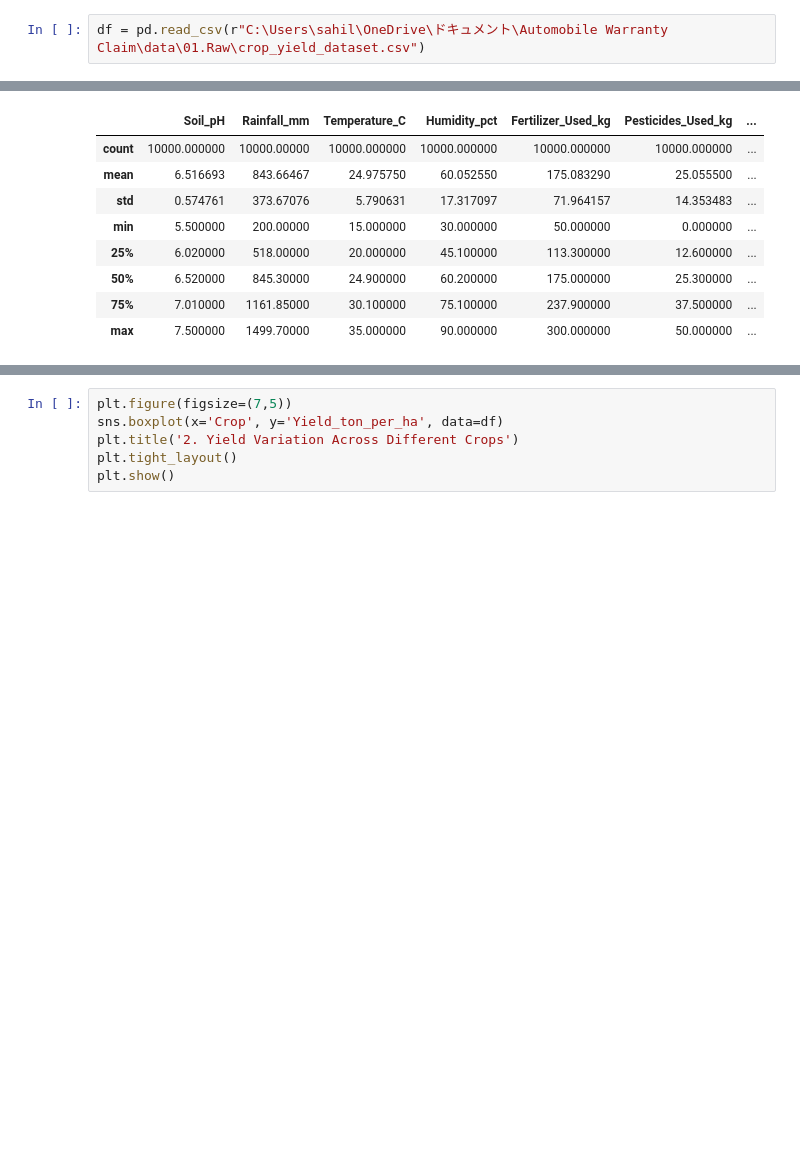
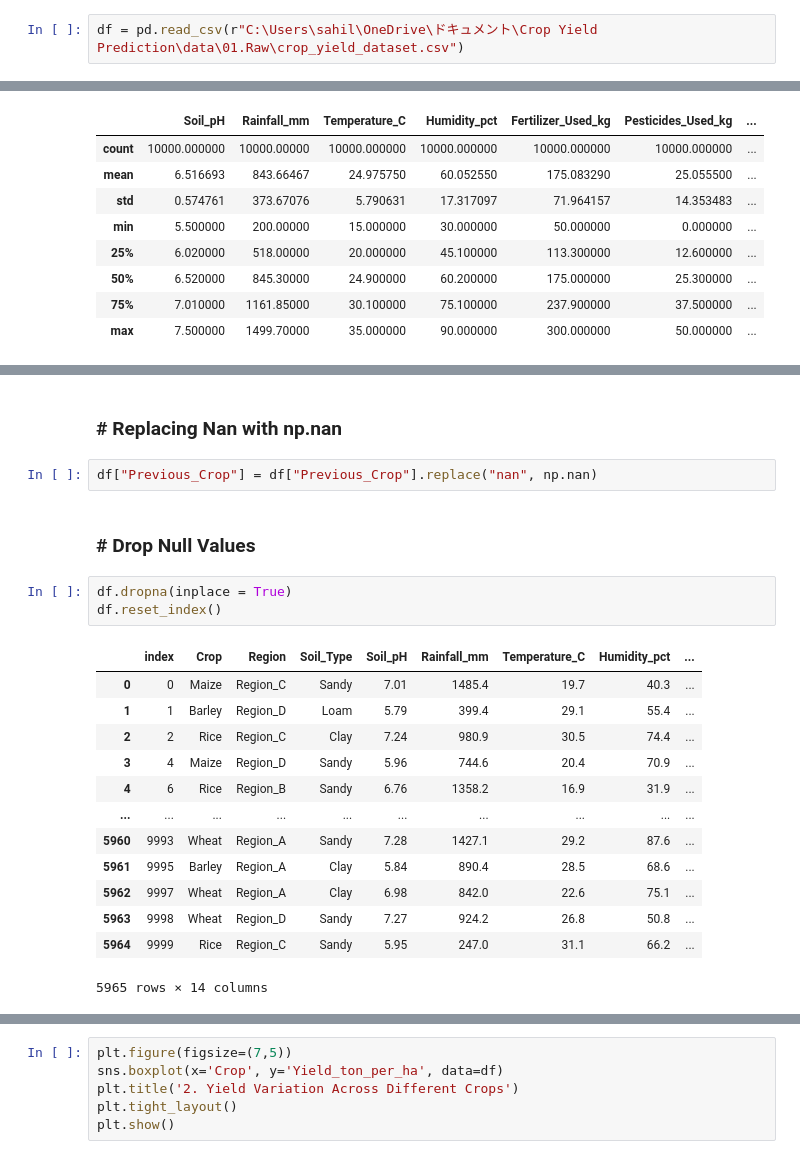
Before and after one commit to Sahil-debug21/Crop-Yield-Prediction, a Jupyter notebook: notebooks/01_EDA.ipynb, the cells around one changed output, grey strips where cells are left out. Cells and saved outputs as stored; diff of their text form; blank space fills up the shorter version.

```diff
--- a/notebooks/01_EDA.ipynb
+++ b/notebooks/01_EDA.ipynb
@@ -8,2 +10,2 @@ warnings.filterwarnings("ignore")
 # %%
-df = pd.read_csv(r"C:\Users\sahil\OneDrive\ドキュメント\Automobile Warranty Claim\data\01.Raw\crop_yield_dataset.csv")
+df = pd.read_csv(r"C:\Users\sahil\OneDrive\ドキュメント\Crop Yield Prediction\data\01.Raw\crop_yield_dataset.csv")
@@ -142,0 +193,23 @@ plt.show()
+# %% [markdown]
+### # Replacing Nan with np.nan
+# %%
+df["Previous_Crop"] = df["Previous_Crop"].replace("nan", np.nan)
+# %% [markdown]
+### # Drop Null Values
+# %%
+df.dropna(inplace = True)
+df.reset_index()
+# %% [output]
+|  | index | Crop | Region | Soil_Type | Soil_pH | Rainfall_mm | Temperature_C | Humidity_pct | ... |
+| 0 | 0 | Maize | Region_C | Sandy | 7.01 | 1485.4 | 19.7 | 40.3 | ... |
+| 1 | 1 | Barley | Region_D | Loam | 5.79 | 399.4 | 29.1 | 55.4 | ... |
+| 2 | 2 | Rice | Region_C | Clay | 7.24 | 980.9 | 30.5 | 74.4 | ... |
+| 3 | 4 | Maize | Region_D | Sandy | 5.96 | 744.6 | 20.4 | 70.9 | ... |
+| 4 | 6 | Rice | Region_B | Sandy | 6.76 | 1358.2 | 16.9 | 31.9 | ... |
+| ... | ... | ... | ... | ... | ... | ... | ... | ... | ... |
+| 5960 | 9993 | Wheat | Region_A | Sandy | 7.28 | 1427.1 | 29.2 | 87.6 | ... |
+| 5961 | 9995 | Barley | Region_A | Clay | 5.84 | 890.4 | 28.5 | 68.6 | ... |
+| 5962 | 9997 | Wheat | Region_A | Clay | 6.98 | 842.0 | 22.6 | 75.1 | ... |
+| 5963 | 9998 | Wheat | Region_D | Sandy | 7.27 | 924.2 | 26.8 | 50.8 | ... |
+| 5964 | 9999 | Rice | Region_C | Sandy | 5.95 | 247.0 | 31.1 | 66.2 | ... |
+5965 rows × 14 columns
```
Also changed, not shown: parts of 39 cells of this notebook, 1 other file.
